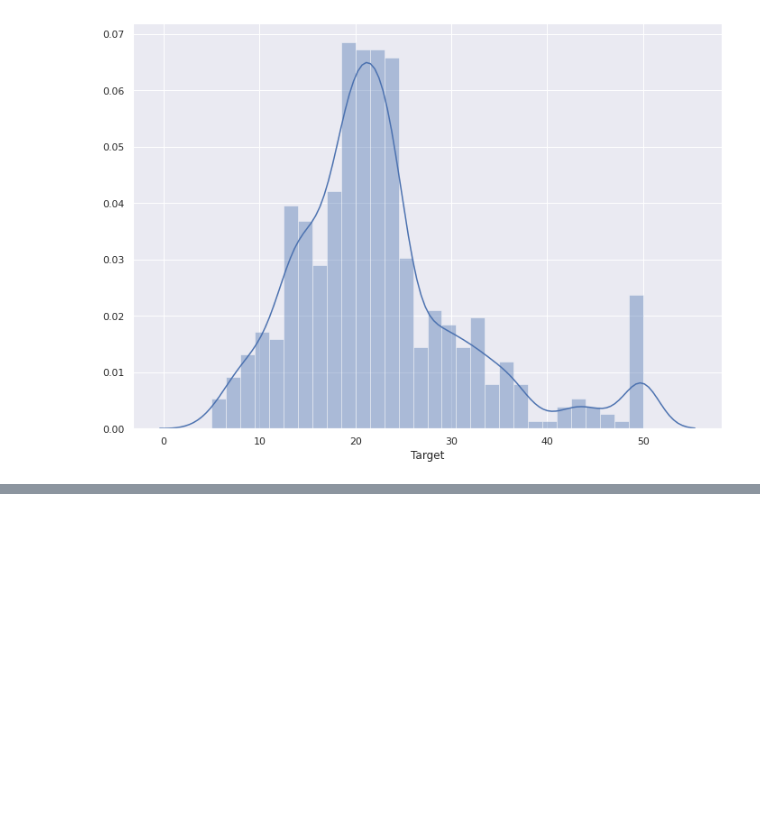
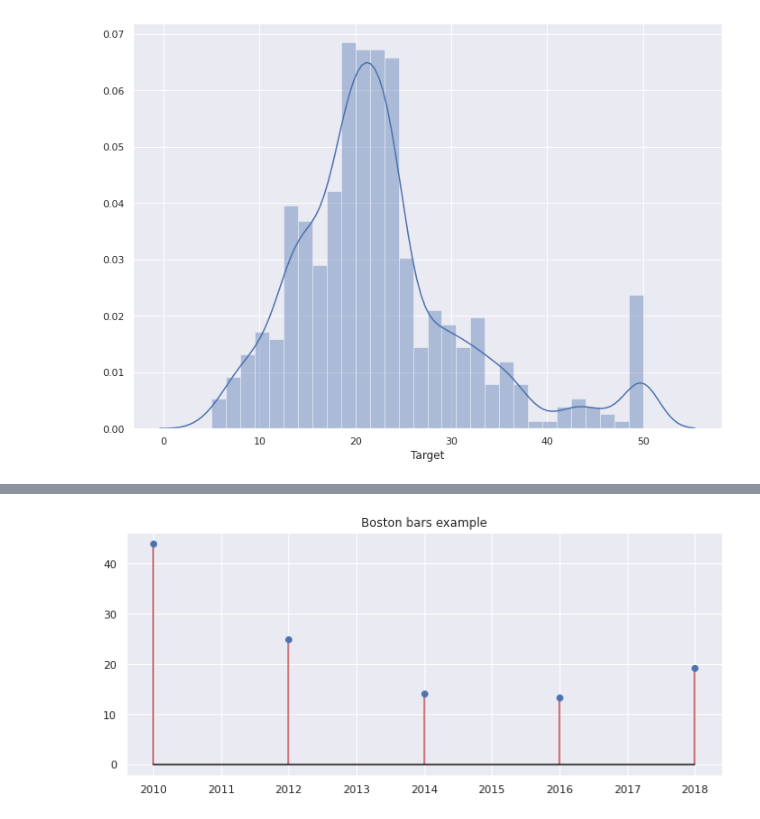
Before and after one commit to vicotrbb/data_science, a Jupyter notebook: data_visualization/data_visualization_hacksheet.ipynb, the cells around one changed output, grey strips where cells are left out. Saved outputs shown, nothing was run; the diff lists cells and outputs as text; code cells hidden in the pictures; blank space fills up the shorter version.

```diff
--- a/data_visualization/data_visualization_hacksheet.ipynb
+++ b/data_visualization/data_visualization_hacksheet.ipynb
@@ -96,0 +123,11 @@ plt.show()
+# %%
+dates = [2010, 2012, 2014, 2016, 2018] # Imaginary data
+levels = boston['Target'].sample(5)
+
+fig, ax = plt.subplots(figsize=(8.8, 4), constrained_layout=True)
+ax.set(title="Boston bars example")
+
+plt.stem(dates, levels, linefmt="C3-", basefmt="k-", use_line_collection=True)
+plt.show()
+# %% [output]
+[figure, added]
```
Also changed, not shown: parts of 6 cells of this notebook.
